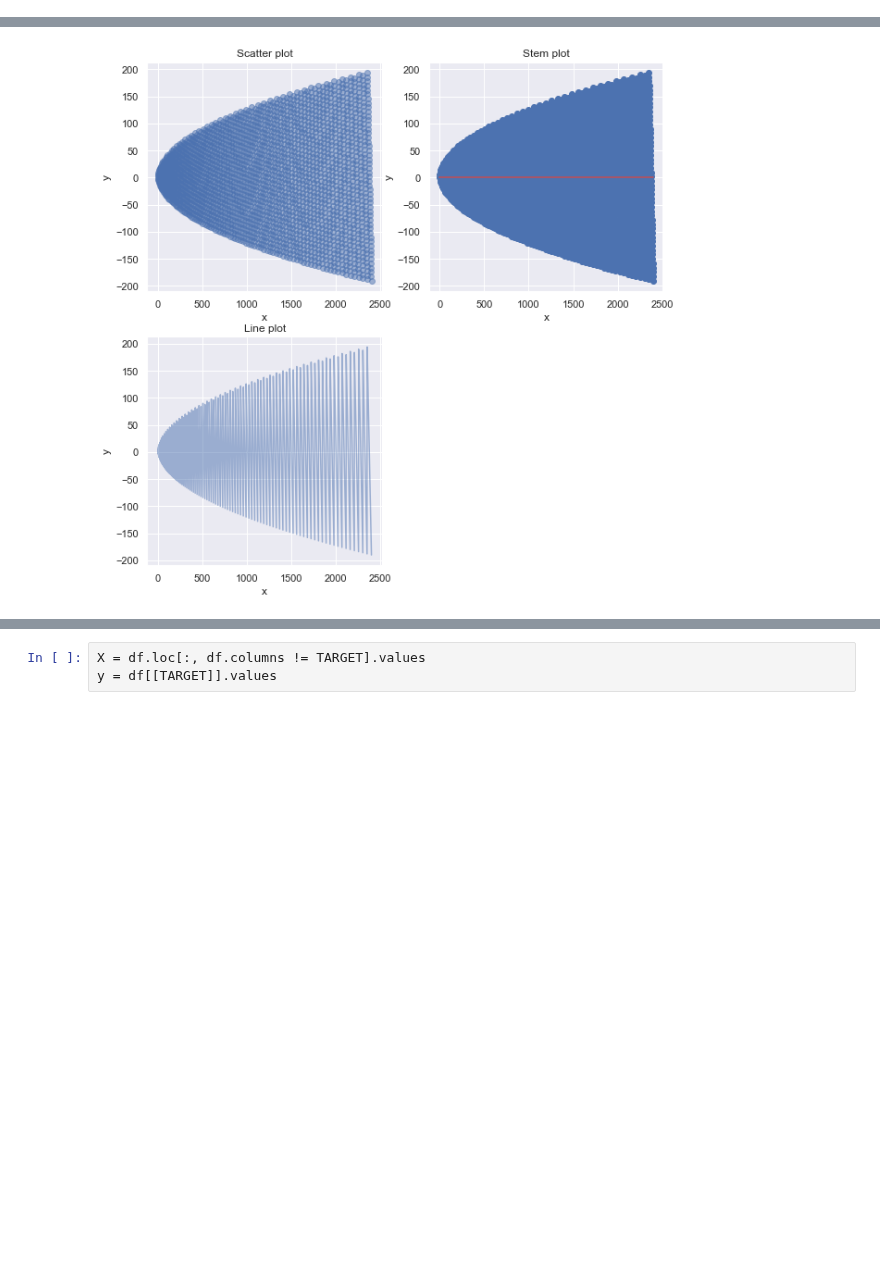
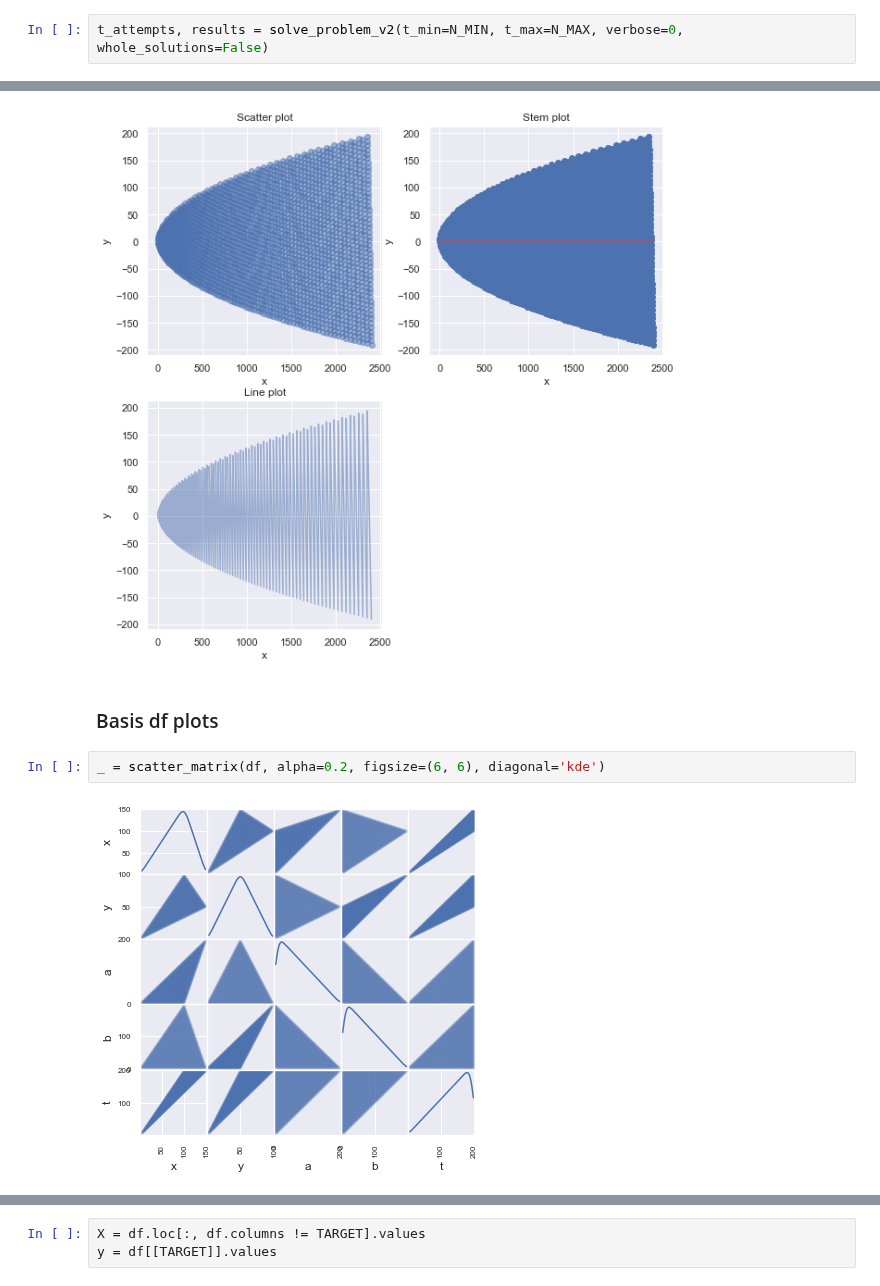
Before and after one commit to franec94/Pittsburgh-Bridge-Dataset, a Jupyter notebook: pittsburgh-bridges-data-set-analysis/resources/examples/notebooks/fancy_example.ipynb, the cells around one changed output, grey strips where cells are left out. Saved outputs shown, nothing was run; the diff lists cells and outputs as text; blank space fills up the shorter version.

Commit message:
Add some graphics

```diff
--- a/pittsburgh-bridges-data-set-analysis/resources/examples/notebooks/fancy_example.ipynb
+++ b/pittsburgh-bridges-data-set-analysis/resources/examples/notebooks/fancy_example.ipynb
@@ -65,3 +62,5 @@ for t in t_attempts:
+# %%
+t_attempts, results = solve_problem_v2(t_min=N_MIN, t_max=N_MAX, verbose=0, whole_solutions=False)
 # %%
 instances_x_result = np.array(list(map(lambda xi: len(xi), results)))
 x, y = np.array(list(t_attempts)), instances_x_result
@@ -107,3 +111,9 @@ x, y = list(range(len(diffs_a_b))), diffs_a_b
 plot_stem_line_scatter(x, y, gridshape=[2, 2], figsize=(10, 10))
 # %% [output]
 [figure]
+# %% [markdown]
+### Basis df plots
+# %%
+_ = scatter_matrix(df, alpha=0.2, figsize=(6, 6), diagonal='kde')
+# %% [output]
+[figure, added]
```
Also changed, not shown: parts of 17 cells of this notebook, 2 other files.
